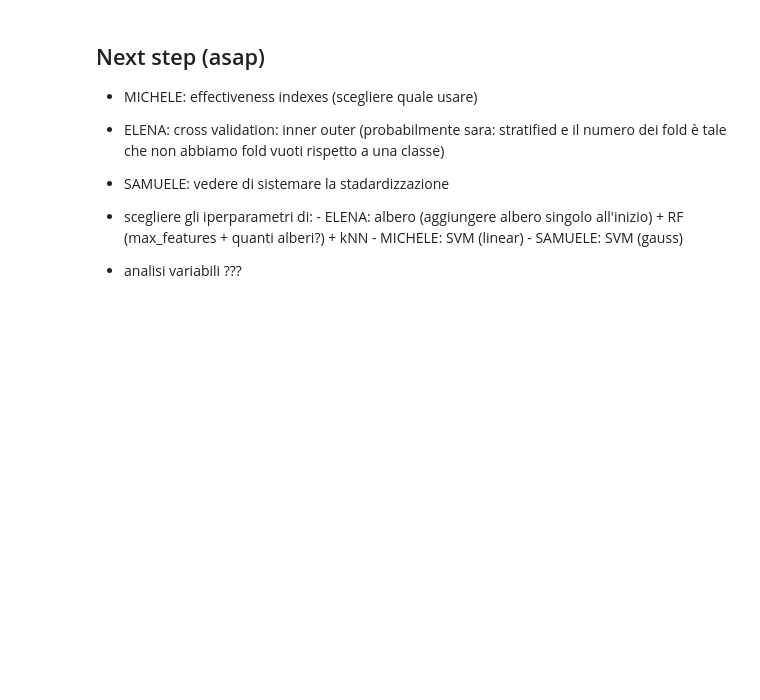
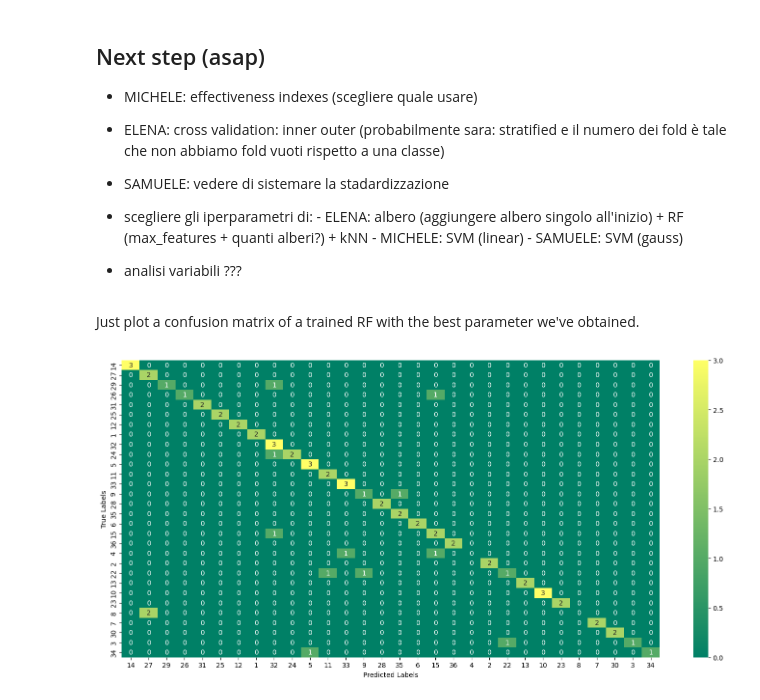
Before and after one commit to alessimichele/ML_leaf_project, a Jupyter notebook: myleaf4.ipynb, the cells around one changed output. Cells and saved outputs as stored; diff of their text form; code cells hidden in the pictures; blank space fills up the shorter version.

```diff
--- a/myleaf4.ipynb
+++ b/myleaf4.ipynb
@@ -135,3 +239,32 @@ do_cross_validation(grid_search)
 
 
 - analisi variabili ???
+# %% [markdown]
+Just plot a confusion matrix of a trained RF with the best parameter we've obtained.
+# %%
+from sklearn import metrics
+from sklearn.model_selection import train_test_split
+import seaborn as sns
+import matplotlib.pyplot as plt
+
+train, test = train_test_split(data, random_state = 5, test_size = 0.2, stratify = data['Class'])
+train.index = np.linspace(0, len(train)-1, len(train), dtype = 'int')
+test.index = np.linspace(0, len(test)-1, len(test), dtype = 'int')
+
+X = train.loc[:, train.columns != 'Class']
+y = train['Class']
+
+X_test = test.loc[:, test.columns != 'Class']
+y_test = test['Class']
+
+tree = RandomForestClassifier(criterion='gini', n_estimators= 500)
+tree.fit(X,y)
+y_pred = tree.predict(X_test)
+
+plt.figure(figsize = (18,8))
+sns.heatmap(metrics.confusion_matrix(y_test, y_pred), annot = True, xticklabels = y_test.unique(), yticklabels = y_test.unique(), cmap = 'summer')
+plt.xlabel('Predicted Labels')
+plt.ylabel('True Labels')
+plt.show()
+# %% [output]
+[figure, added]
```
Also changed, not shown: parts of 11 cells of this notebook, 1 other file.
